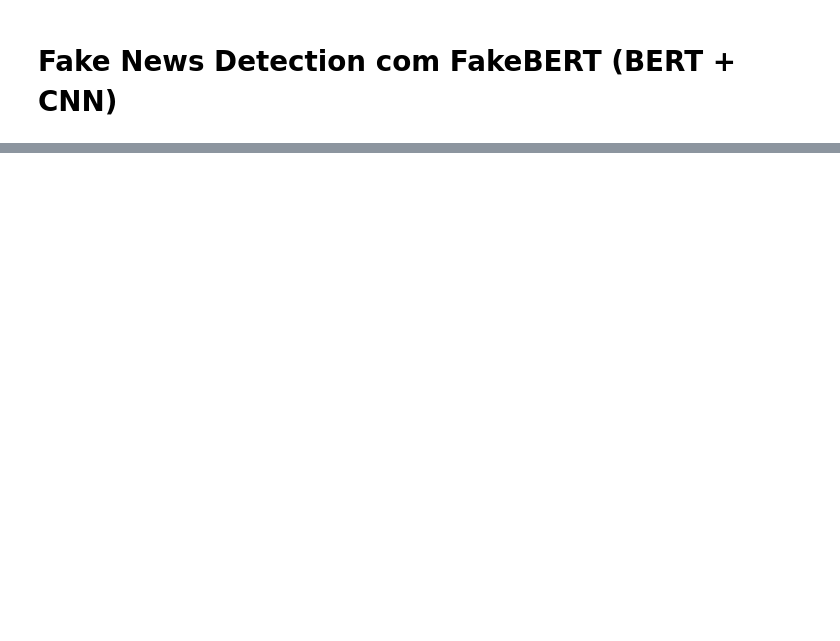
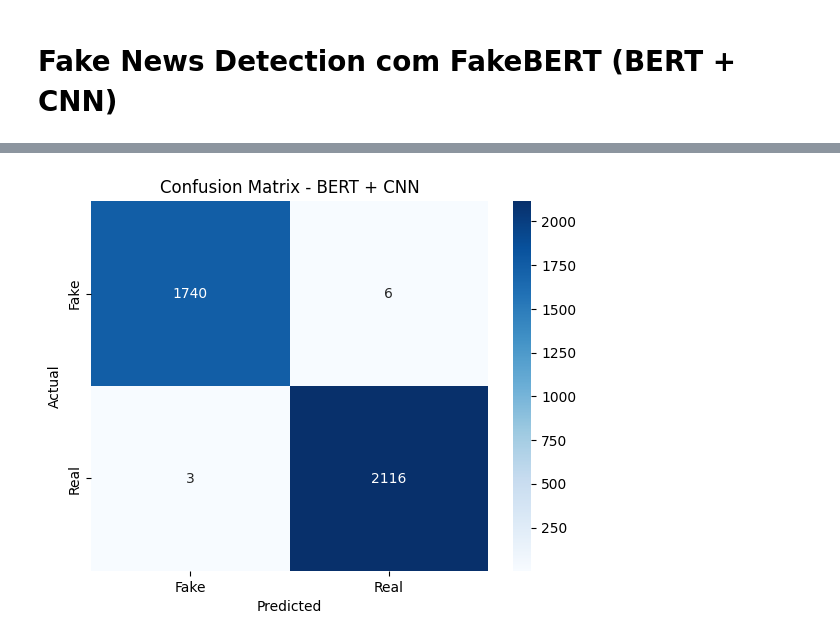
Before and after one commit to rafaelmorgado6/AA_TP2, a Jupyter notebook: FakeNews_FakeBERT_Artur.ipynb, the cells around one changed output, grey strips where cells are left out. Drawn from its saved outputs; the diff is of its cells as text; code cells hidden in the pictures; blank space fills up the shorter version.

```diff
--- a/FakeNews_FakeBERT_Artur.ipynb
+++ b/FakeNews_FakeBERT_Artur.ipynb
@@ -54,7 +54,7 @@ def tokenize_data(texts):
         list(texts),
         padding=True,
         truncation=True,
-        max_length=128,
+        max_length=512,
         return_tensors='pt'
     )
 
@@ -164,8 +164,10 @@ def evaluate(model, loader, criterion, device):
     acc = accuracy_score(true_labels, preds_bin)
     f1 = f1_score(true_labels, preds_bin)
     roc = roc_auc_score(true_labels, preds)
+    precision = precision_score(true_labels, preds_bin)
+    recall = recall_score(true_labels, preds_bin)
 
-    return total_loss / len(loader), acc, f1, roc
+    return total_loss / len(loader), acc, f1, roc, precision, recall, preds_bin, true_labels
 # %%
 EPOCHS = 3
 
@@ -187,7 +189,8 @@ for epoch in range(EPOCHS):
 # %%
 test_loader = DataLoader(test_dataset, batch_size=16)
 
-test_loss, test_acc, test_f1, test_roc = evaluate(model, test_loader, criterion, device)
+val_loss, acc, f1, roc, precision, recall, preds, labels = evaluate(
+    model, test_loader, criterion, device)
 
-print(f"🧪 Test Loss: {test_loss:.4f} | Accuracy: {test_acc:.4f} | F1: {test_f1:.4f} | ROC AUC: {test_roc:.4f}")
+print(f"\n Val Loss: {val_loss:.4f} | Accuracy: {acc:.4f} | F1: {f1:.4f} | ROC AUC: {roc:.4f} | Precision: {precision:.4f} | Recall: {recall:.4f}")
 # %% [output]
@@ -194,0 +198,13 @@ print(f"🧪 Test Loss: {test_loss:.4f} | Accuracy: {test_acc:.4f} | F1: {test_f
+# %%
+import seaborn as sns
+import matplotlib.pyplot as plt
+
+cm = confusion_matrix(labels, preds)
+
+sns.heatmap(cm, annot=True, fmt='d', cmap='Blues', xticklabels=['Fake', 'Real'], yticklabels=['Fake', 'Real'])
+plt.xlabel('Predicted')
+plt.ylabel('Actual')
+plt.title('Confusion Matrix - BERT + CNN')
+plt.show()
+# %% [output]
+[figure, added]
```
Also changed, not shown: parts of 4 cells of this notebook, 1 other file.
